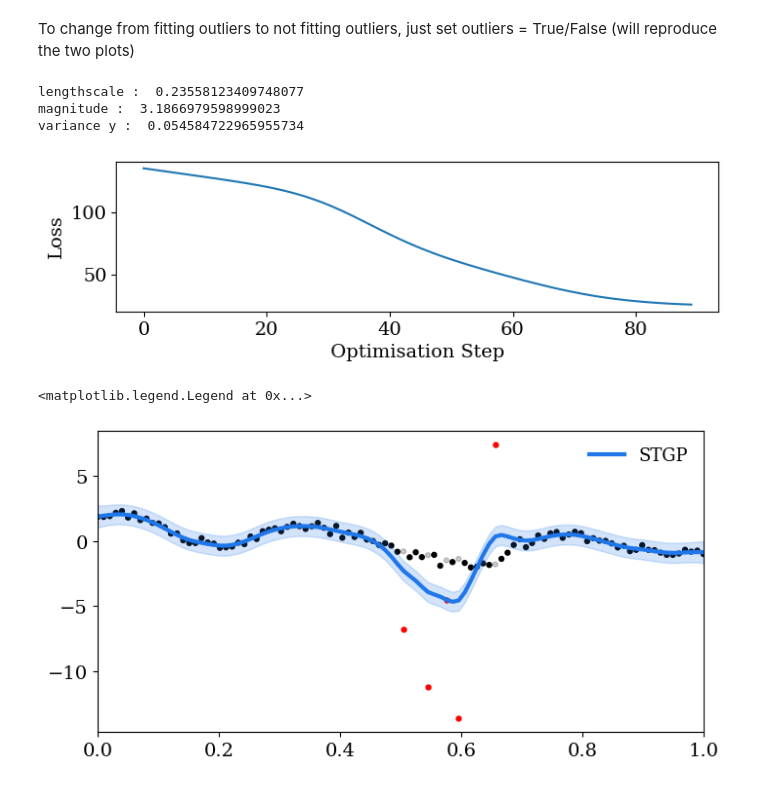
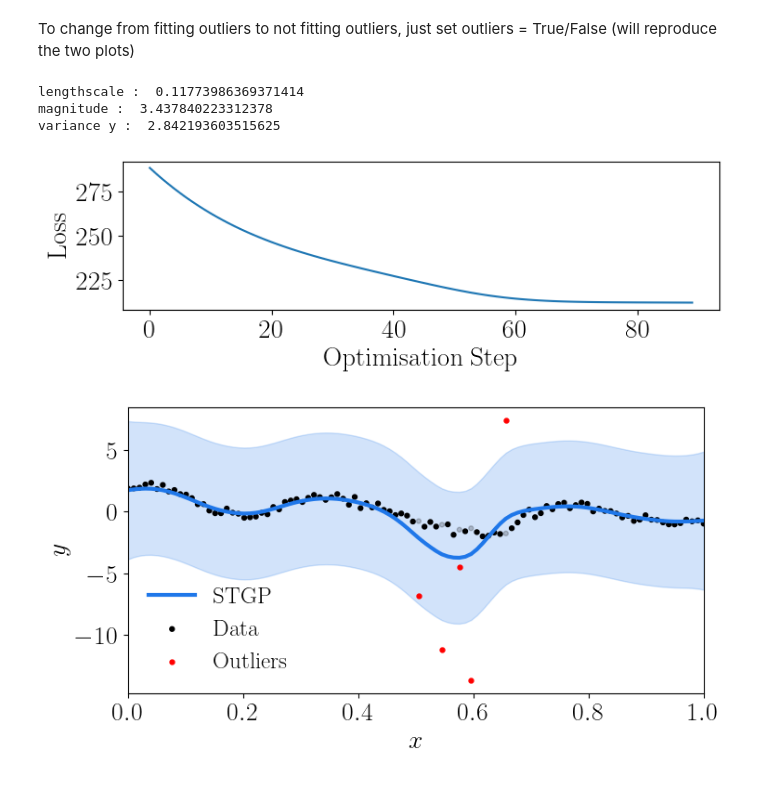
Before and after one commit to williamlaplante/ST-RCGP, a Jupyter notebook: experiments/issues-param-optim-stgp/STGP-param-optim-testing.ipynb, the cells around one changed output. Saved outputs shown, nothing was run; the diff lists cells and outputs as text; code cells hidden in the pictures.

Commit message:
polished plots

```diff
--- a/experiments/issues-param-optim-stgp/STGP-param-optim-testing.ipynb
+++ b/experiments/issues-param-optim-stgp/STGP-param-optim-testing.ipynb
@@ -10,7 +10,8 @@ from scipy.stats import norm
 from rcgp.experimental import SpatioTemporalRCGP
 from rcgp.kernels import Matern32Kernel
 
-plt.rc('font', family='serif', size=14)
+plt.rc('font', family='serif', size=20)
+plt.rcParams['text.usetex'] = True
 # %%
 def generate_data(lengthscale=0.4, magnitude=2., var_y = 0.02):
     tc.manual_seed(42)  # For reproducibility
@@ -88,7 +89,7 @@ verbose=False #To print loss/params at each # steps
 losses = [] #For plotting losses
 adaptive_c = False #If c is adaptive. If this is True c = ... below is overwritten/not used
 robust, robust_func = False, "m_pred" #If robust, it's the ST-RCGP with specified robust function. If not, STGP, and c/beta are not used, and weights=1
-outliers = False #If we want to fit outliers
+outliers = True #If we want to fit outliers
 robust_loss = False
 c = 5. #If we set adaptive_c = False, this value becomes relevant. If c=None, defaults to 2 * sqrt(var_y)
 
@@ -124,64 +125,67 @@ for step in range(n_steps):
         print(f"---------step {step}----------")
         print("Loss : {}".format(loss.detach().clone()))
 
         for name, param in strcgp.named_parameters():
             if param.requires_grad:
                 print(f"{name}: {param.data}")
         print("-------------------------\n")
 
 plt.figure(figsize=(8,2))
 plt.plot(losses)
 plt.ylabel("Loss")
 plt.xlabel("Optimisation Step");
 
 print("lengthscale : ", strcgp.temporal_lengthscale.item())
 print("magnitude : ", strcgp.temporal_magnitude.item())
 print("variance y : ", strcgp.var_y.item())
 
 
 strcgp_inference = SpatioTemporalRCGP(ts=Xs.reshape(-1,1), grid=None, Ys=Ys_outliers.reshape(-1,1), p=1)
 
 strcgp_inference.temporal_lengthscale = strcgp.temporal_lengthscale.item()
 strcgp_inference.temporal_magnitude = strcgp.temporal_magnitude.item()
 strcgp_inference.var_y = strcgp.var_y.item()
 
 with tc.no_grad():
     (pred_strcgp, std_strcgp, strcgp_eff), _, _ = strcgp_inference.forward()
     pred_strcgp = pred_strcgp.squeeze().numpy()
     #std_strcgp = std_strcgp.squeeze().numpy()
     std_strcgp = tc.sqrt(strcgp_inference.var_y.clone().detach() + std_strcgp**2).numpy()
 # %% [output]
-lengthscale :  0.23558123409748077
-magnitude :  3.1866979598999023
-variance y :  0.054584722965955734
+lengthscale :  0.11773986369371414
+magnitude :  3.437840223312378
+variance y :  2.842193603515625
-[figure, old version]
+[figure, new version]
 # %%
 # Create a mosaic layout
-fig, axs = plt.subplot_mosaic(
-    [
-        ["top_left"]
-  ],
-    figsize=(8,4),
-    #sharex=False,
-)
+fig, ax = plt.subplots(1, 1, figsize=(8,4))
+
 plot_outliers = True
 # Top Left Plot
+
+ax.plot(Xs, pred_strcgp, linewidth=3, linestyle='-', color="#1f77e9", label="STGP")
+ax.fill_between(Xs, pred_strcgp - 3 * std_strcgp, pred_strcgp + 3 * std_strcgp, color="#1f77e9", alpha=0.2)
+
 if plot_outliers:
     colors = ['black' if i not in outliers_loc else (0,0,0,0.2) for i in range(len(Xs))]
-    axs['top_left'].scatter(Xs, Ys, c=colors, s=50, marker='.')
-    axs['top_left'].scatter(Xs[outliers_loc], Ys_outliers[outliers_loc], c='red', s=50, marker='.')
+    ax.scatter(Xs, Ys, c=colors, s=50, marker='.', label='Data')
+    ax.scatter(Xs[outliers_loc], Ys_outliers[outliers_loc], c='red', s=50, marker='.', label='Outliers')
 else:
-    axs['top_left'].scatter(Xs, Ys, s=50, c='black', marker='.', label="Data")
+    ax.scatter(Xs, Ys, s=50, c='black', marker='.', label="Data")
 
 
-axs['top_left'].plot(Xs, pred_strcgp, linewidth=3, linestyle='-', color="#1f77e9", label="STGP")
-axs['top_left'].fill_between(Xs, pred_strcgp - 3 * std_strcgp, pred_strcgp + 3 * std_strcgp, color="#1f77e9", alpha=0.2)
-axs['top_left'].set_xlim(Xs[0], Xs[-1])
-axs['top_left'].legend(ncol=2, fontsize=13, loc="best", frameon=False)
 
+ax.set_xlim(Xs[0], Xs[-1])
+ax.legend(ncol=1, fontsize=18, loc="best", frameon=False)
 
+ax.set_ylabel(r"$y$")
+ax.set_xlabel(r"$x$")
 #fig.tight_layout()
-#fig.savefig("./stgp-fitting-outliers-inference-outliers.pdf", format='pdf', bbox_inches='tight')
+"""
+if outliers:
+    fig.savefig("./stgp-fitting-outliers-inference-outliers.pdf", format='pdf', bbox_inches='tight')
+
+else:
+    fig.savefig("./stgp-fitting-well-specified-inference-outliers.pdf", format='pdf', bbox_inches='tight')"""
 # %% [output]
-<matplotlib.legend.Legend at 0x...>
-[figure, old version]
+[figure, new version]
```
Also changed, not shown: 5 other files.
